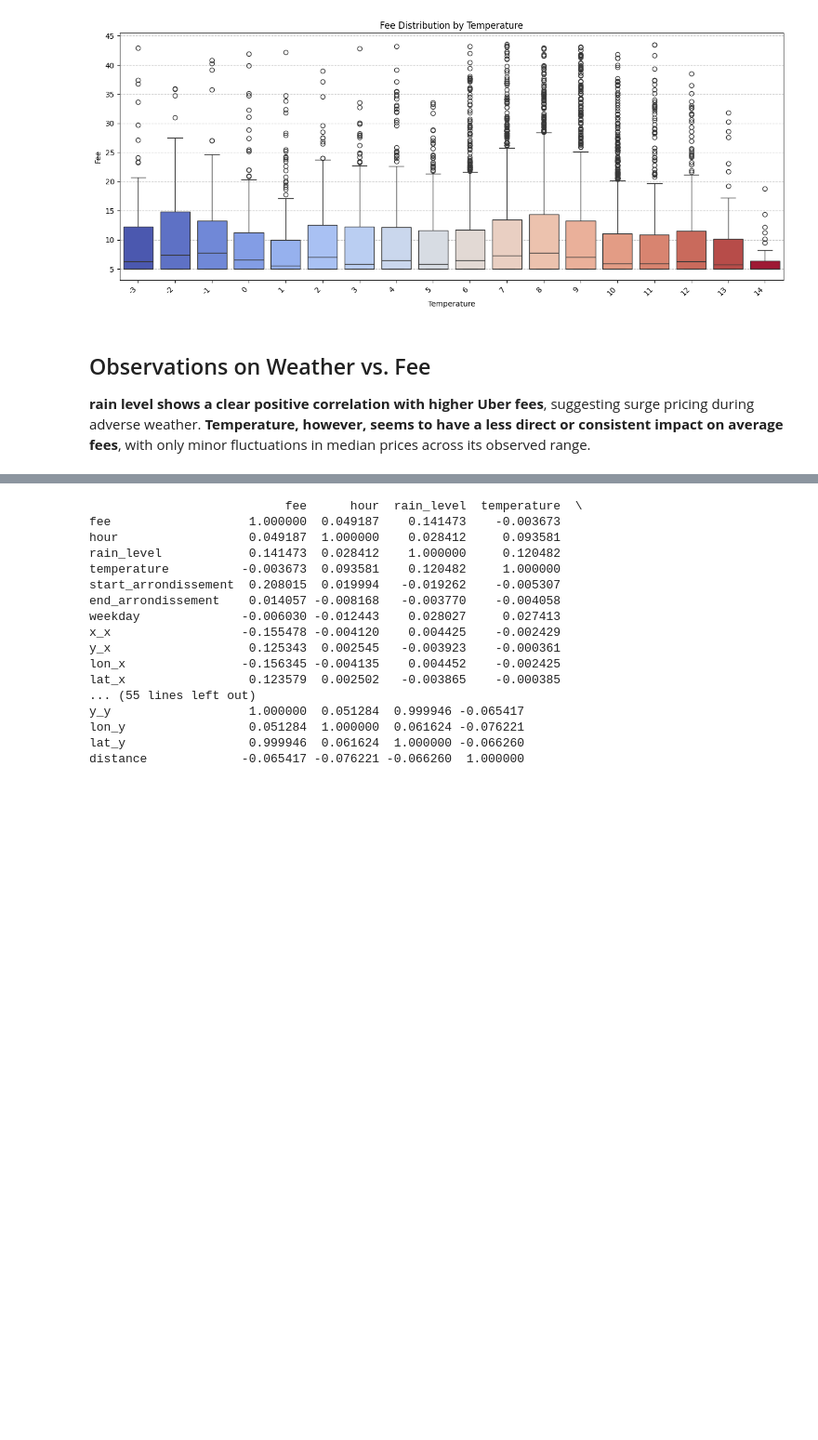
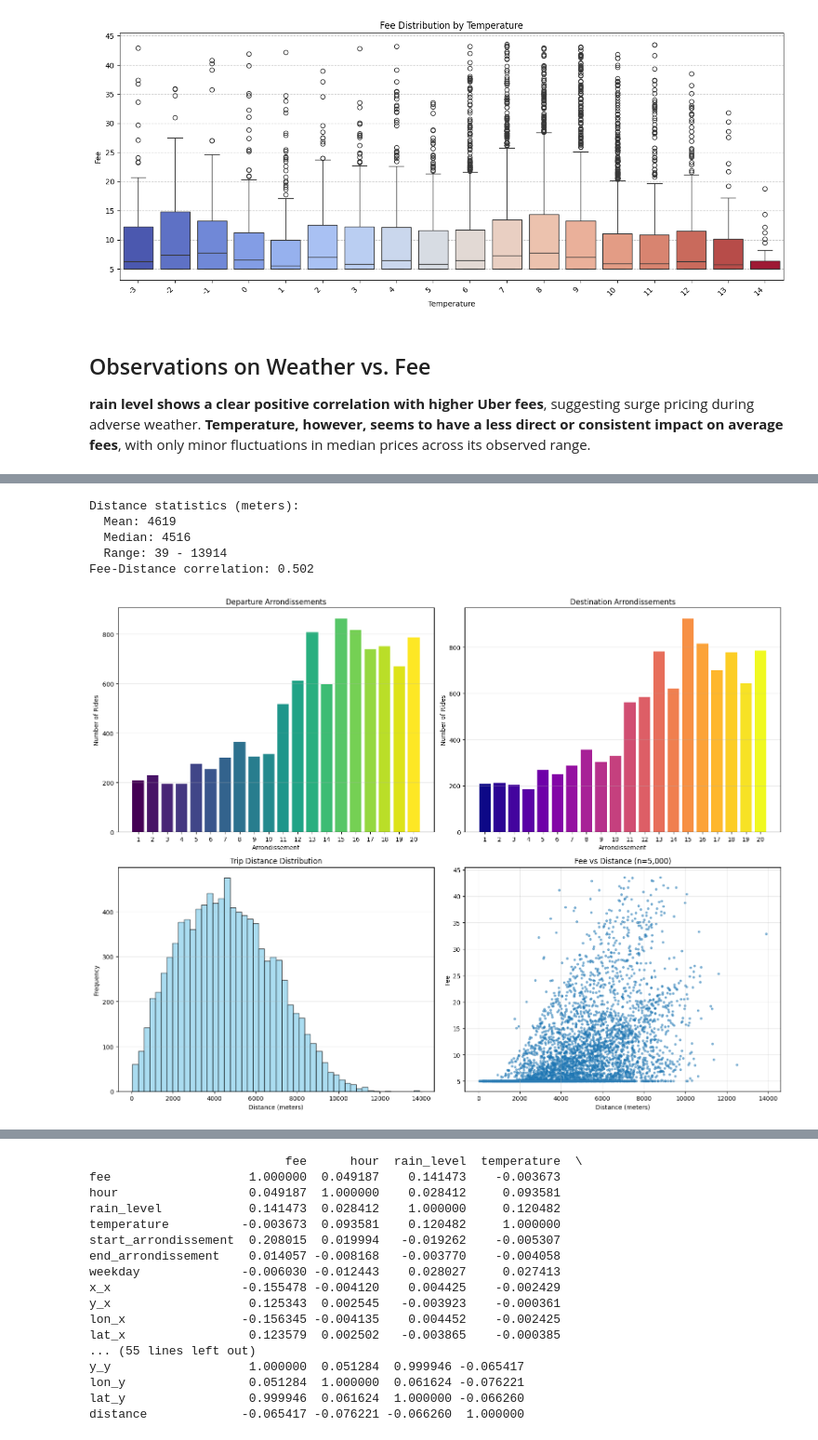
Before and after one commit to nabilalibou/Uber_Fare_Prediction_Explained, a Jupyter notebook: EDA.ipynb, the cells around one changed output, grey strips where cells are left out. Shown at 93% size. Cells and saved outputs as stored; diff of their text form; code cells hidden in the pictures; blank space fills up the shorter version.

```diff
--- a/EDA.ipynb
+++ b/EDA.ipynb
@@ -781,0 +688,66 @@ distance  0.50181   1.00000
+# %%
+import geopy.distance
+
+def calc_distance(row):
+    start_coords = (row['lat_start'], row['lon_start'])
+    end_coords = (row['lat_end'], row['lon_end'])
+    return geopy.distance.distance(start_coords, end_coords).meters
+
+merged_df['distance'] = merged_df.apply(calc_distance, axis=1).round(1)
+
+print(f"Distance statistics (meters):")
+print(f"  Mean: {merged_df['distance'].mean():.0f}")
+print(f"  Median: {merged_df['distance'].median():.0f}")
+print(f"  Range: {merged_df['distance'].min():.0f} - {merged_df['distance'].max():.0f}")
+
+correlation = merged_df[['fee', 'distance']].corr().iloc[0, 1]
+print(f"Fee-Distance correlation: {correlation:.3f}")
+# %% [output]
+Distance statistics (meters):
+  Mean: 4619
+  Median: 4516
+  Range: 39 - 13914
+Fee-Distance correlation: 0.502
+# %%
+fig, axes = plt.subplots(2, 2, figsize=(16, 12))
+
+# Start arrondissements
+start_counts_by_freq = merged_df['start_arrondissement'].value_counts()  # Keep by frequency for stats
+start_counts = merged_df['start_arrondissement'].value_counts().sort_index()
+axes[0, 0].bar(start_counts.index.astype(int), start_counts.values, color=plt.cm.viridis(np.linspace(0, 1, len(start_counts))))
+axes[0, 0].set_title('Departure Arrondissements')
+axes[0, 0].set_xlabel('Arrondissement')
+axes[0, 0].set_ylabel('Number of Rides')
+axes[0, 0].set_xticks(start_counts.index.astype(int))
+axes[0, 0].grid(axis='y', alpha=0.3)
+
+# End arrondissements
+end_counts_by_freq = merged_df['end_arrondissement'].value_counts()  # Keep by frequency for stats
+end_counts = merged_df['end_arrondissement'].value_counts().sort_index()
+axes[0, 1].bar(end_counts.index.astype(int), end_counts.values, color=plt.cm.plasma(np.linspace(0, 1, len(end_counts))))
+axes[0, 1].set_title('Destination Arrondissements')
+axes[0, 1].set_xlabel('Arrondissement')
+axes[0, 1].set_ylabel('Number of Rides')
+axes[0, 1].set_xticks(end_counts.index.astype(int))
+axes[0, 1].grid(axis='y', alpha=0.3)
+
+# Distance distribution
+axes[1, 0].hist(merged_df['distance'], bins=50, color='skyblue', edgecolor='black', alpha=0.7)
+axes[1, 0].set_title('Trip Distance Distribution')
+axes[1, 0].set_xlabel('Distance (meters)')
+axes[1, 0].set_ylabel('Frequency')
+axes[1, 0].grid(axis='y', alpha=0.3)
+
+# Fee vs Distance scatter
+sample_size = min(5000, len(merged_df))  # Sample for performance
+sample_df = merged_df.sample(n=sample_size, random_state=42)
+axes[1, 1].scatter(sample_df['distance'], sample_df['fee'], alpha=0.5, s=10)
+axes[1, 1].set_title(f'Fee vs Distance (n={sample_size:,})')
+axes[1, 1].set_xlabel('Distance (meters)')
+axes[1, 1].set_ylabel('Fee')
+axes[1, 1].grid(True, alpha=0.3)
+
+plt.tight_layout()
+plt.show()
+# %% [output]
+[figure, added]
```
Also changed, not shown: parts of 23 cells of this notebook.
